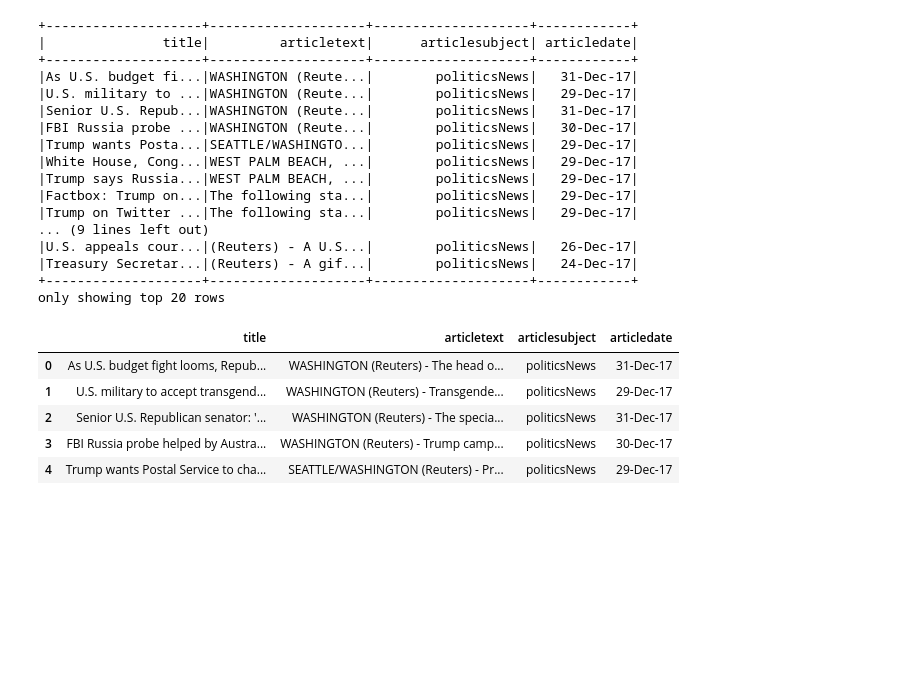
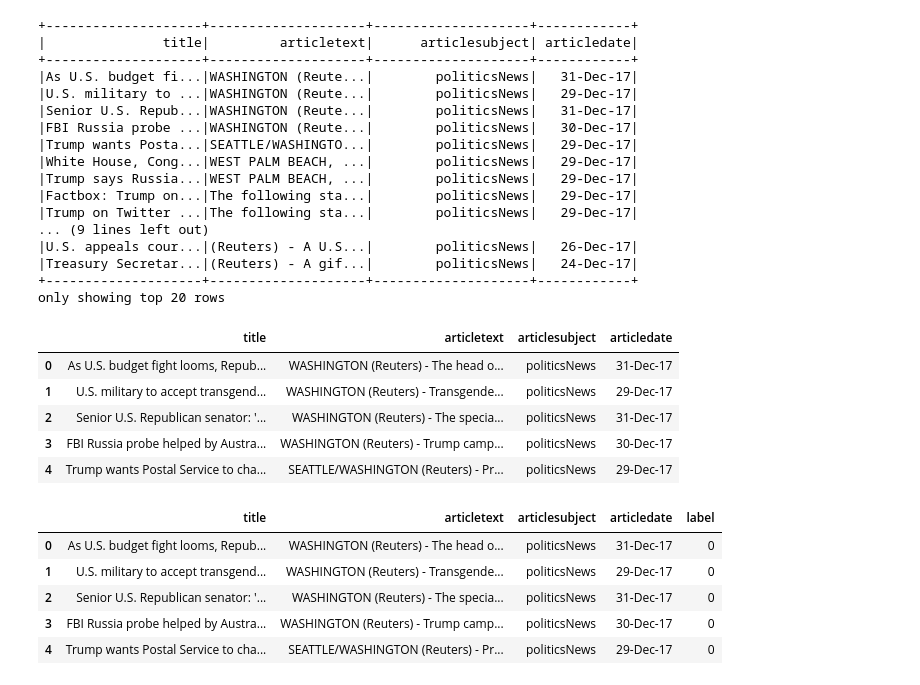
Before and after one commit to biggity2bit/colab, a Jupyter notebook: bernt_politifact_test.ipynb, the cells around one changed output. Saved outputs shown, nothing was run; the diff lists cells and outputs as text; code cells hidden in the pictures; blank space fills up the shorter version.

```diff
--- a/bernt_politifact_test.ipynb
+++ b/bernt_politifact_test.ipynb
@@ -111,3 +111,15 @@ true_df.head()
 | 2 | Senior U.S. Republican senator: '... | WASHINGTON (Reuters) - The specia... | politicsNews | 31-Dec-17 |
 | 3 | FBI Russia probe helped by Austra... | WASHINGTON (Reuters) - Trump camp... | politicsNews | 30-Dec-17 |
 | 4 | Trump wants Postal Service to cha... | SEATTLE/WASHINGTON (Reuters) - Pr... | politicsNews | 29-Dec-17 |
+# %%
+# Assign values to true and false
+fake_df['label'] = 1
+true_df['label'] = 0
+true_df.head()
+# %% [output]
+|  | title | articletext | articlesubject | articledate | label |
+| 0 | As U.S. budget fight looms, Repub... | WASHINGTON (Reuters) - The head o... | politicsNews | 31-Dec-17 | 0 |
+| 1 | U.S. military to accept transgend... | WASHINGTON (Reuters) - Transgende... | politicsNews | 29-Dec-17 | 0 |
+| 2 | Senior U.S. Republican senator: '... | WASHINGTON (Reuters) - The specia... | politicsNews | 31-Dec-17 | 0 |
+| 3 | FBI Russia probe helped by Austra... | WASHINGTON (Reuters) - Trump camp... | politicsNews | 30-Dec-17 | 0 |
+| 4 | Trump wants Postal Service to cha... | SEATTLE/WASHINGTON (Reuters) - Pr... | politicsNews | 29-Dec-17 | 0 |
```
Also changed, not shown: parts of 12 cells of this notebook.
